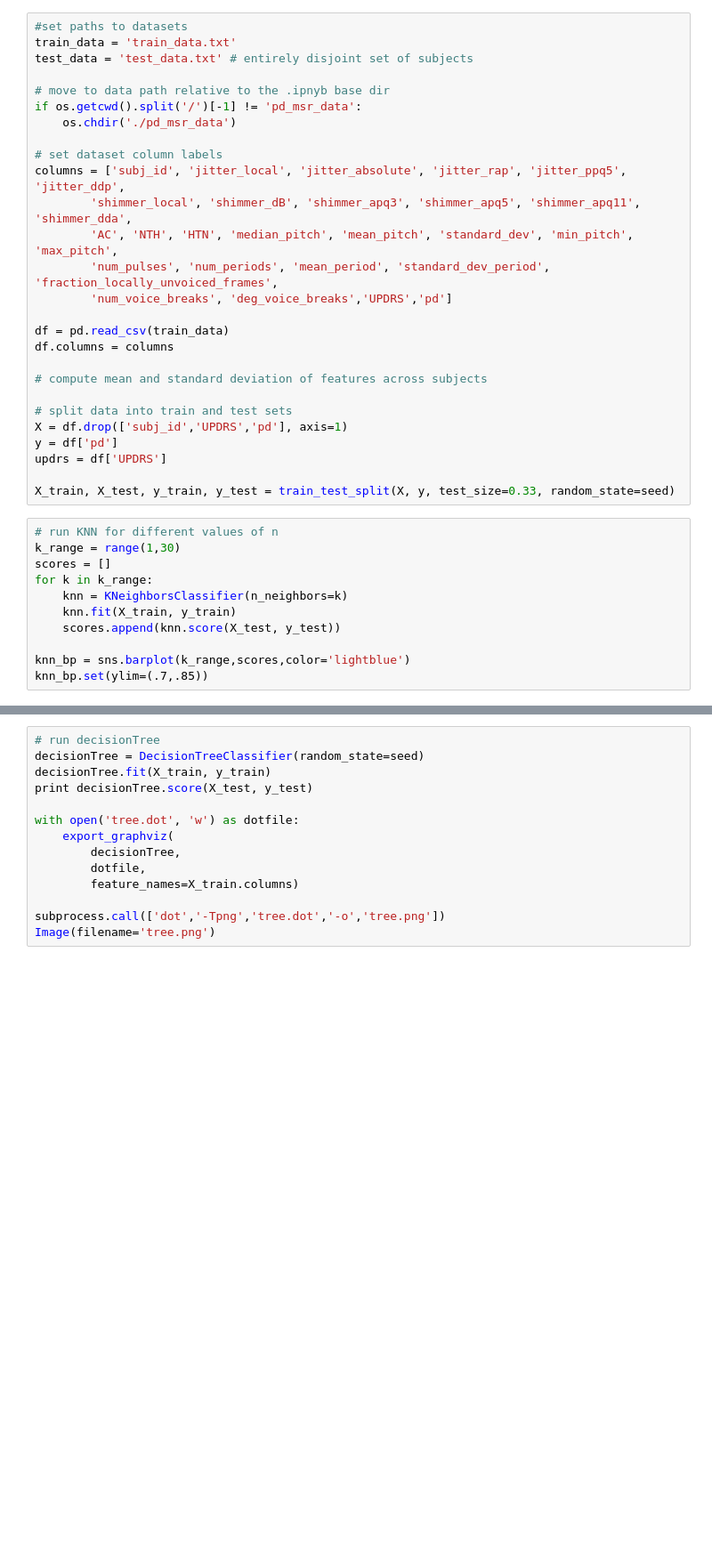
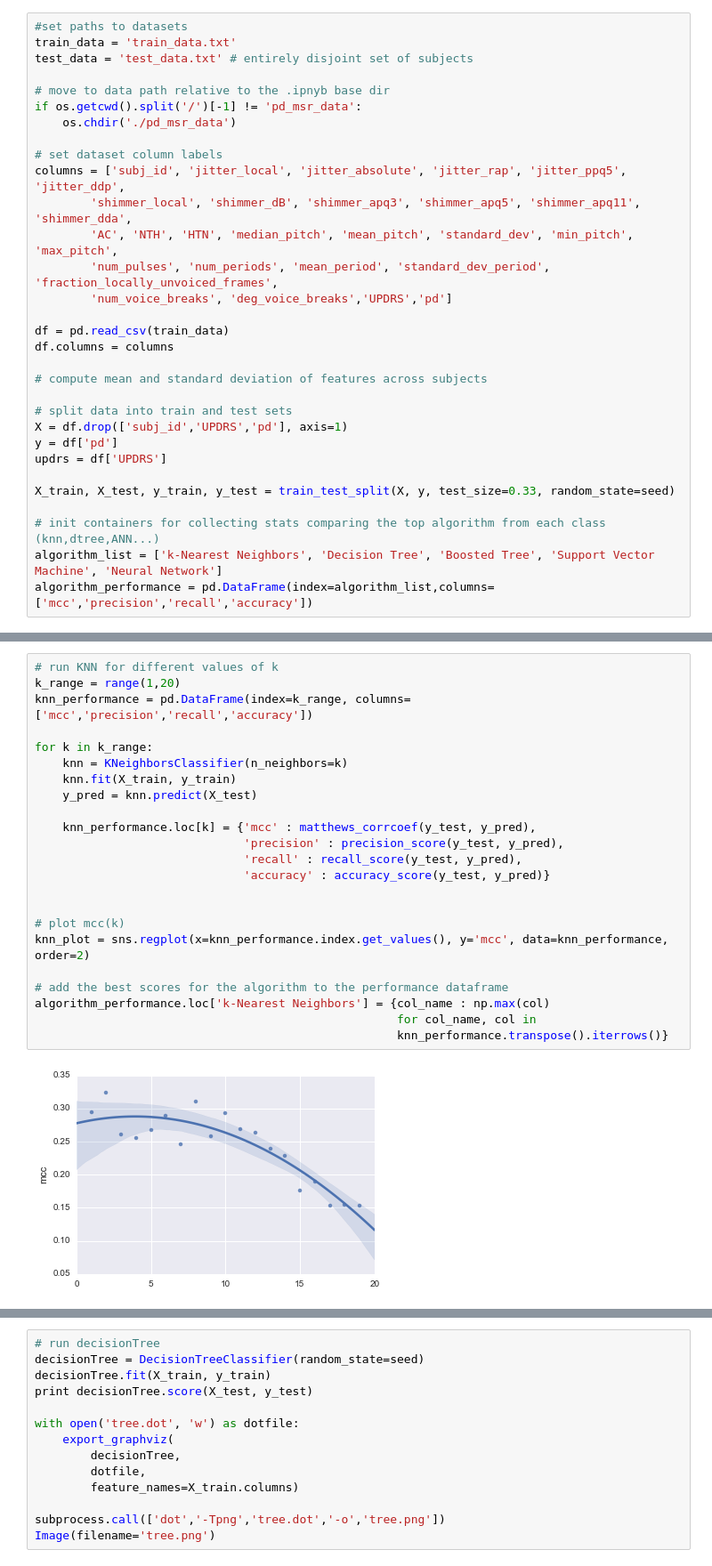
Before and after one commit to wds360/machineLearning, a Jupyter notebook: supervisedLearning/parkinsonsTelemonitoring.ipynb, the cells around one changed output, grey strips where cells are left out. Shown at 89% size. Saved outputs shown, nothing was run; the diff lists cells and outputs as text; blank space fills up the shorter version.

Commit message:
modified KNN viz, mcc as fn of training samples

```diff
--- a/supervisedLearning/parkinsonsTelemonitoring.ipynb
+++ b/supervisedLearning/parkinsonsTelemonitoring.ipynb
@@ -48,14 +52,7 @@ y = df['pd']
 updrs = df['UPDRS']
 
 X_train, X_test, y_train, y_test = train_test_split(X, y, test_size=0.33, random_state=seed)
+
+# init containers for collecting stats comparing the top algorithm from each class (knn,dtree,ANN...)
+algorithm_list = ['k-Nearest Neighbors', 'Decision Tree', 'Boosted Tree', 'Support Vector Machine', 'Neural Network']
+algorithm_performance = pd.DataFrame(index=algorithm_list,columns=['mcc','precision','recall','accuracy'])
-# %%
-# run KNN for different values of n
-k_range = range(1,30)
-scores = []
-for k in k_range:
-    knn = KNeighborsClassifier(n_neighbors=k)
-    knn.fit(X_train, y_train)
-    scores.append(knn.score(X_test, y_test))
-
-knn_bp = sns.barplot(k_range,scores,color='lightblue')
-knn_bp.set(ylim=(.7,.85))
@@ -64,0 +59,25 @@ knn_bp.set(ylim=(.7,.85))
+# %%
+# run KNN for different values of k
+k_range = range(1,20)
+knn_performance = pd.DataFrame(index=k_range, columns=['mcc','precision','recall','accuracy'])
+
+for k in k_range:
+    knn = KNeighborsClassifier(n_neighbors=k)
+    knn.fit(X_train, y_train)
+    y_pred = knn.predict(X_test)
+
+    knn_performance.loc[k] = {'mcc' : matthews_corrcoef(y_test, y_pred),
+                              'precision' : precision_score(y_test, y_pred),
+                              'recall' : recall_score(y_test, y_pred),
+                              'accuracy' : accuracy_score(y_test, y_pred)}
+
+
+# plot mcc(k)
+knn_plot = sns.regplot(x=knn_performance.index.get_values(), y='mcc', data=knn_performance, order=2)
+
+# add the best scores for the algorithm to the performance dataframe
+algorithm_performance.loc['k-Nearest Neighbors'] = {col_name : np.max(col)
+                                                    for col_name, col in
+                                                    knn_performance.transpose().iterrows()}
+# %% [output]
+[figure, added]
```
Also changed, not shown: parts of 5 cells of this notebook.
